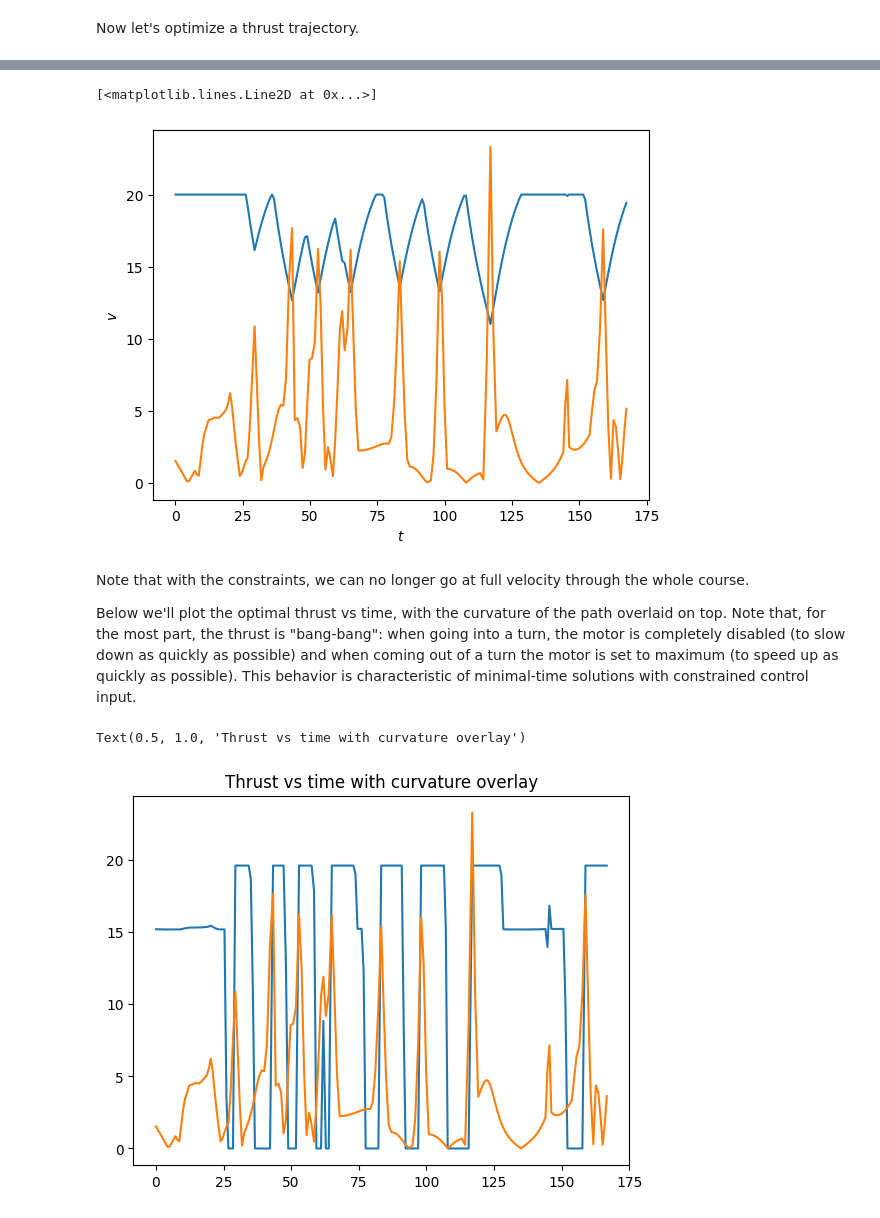
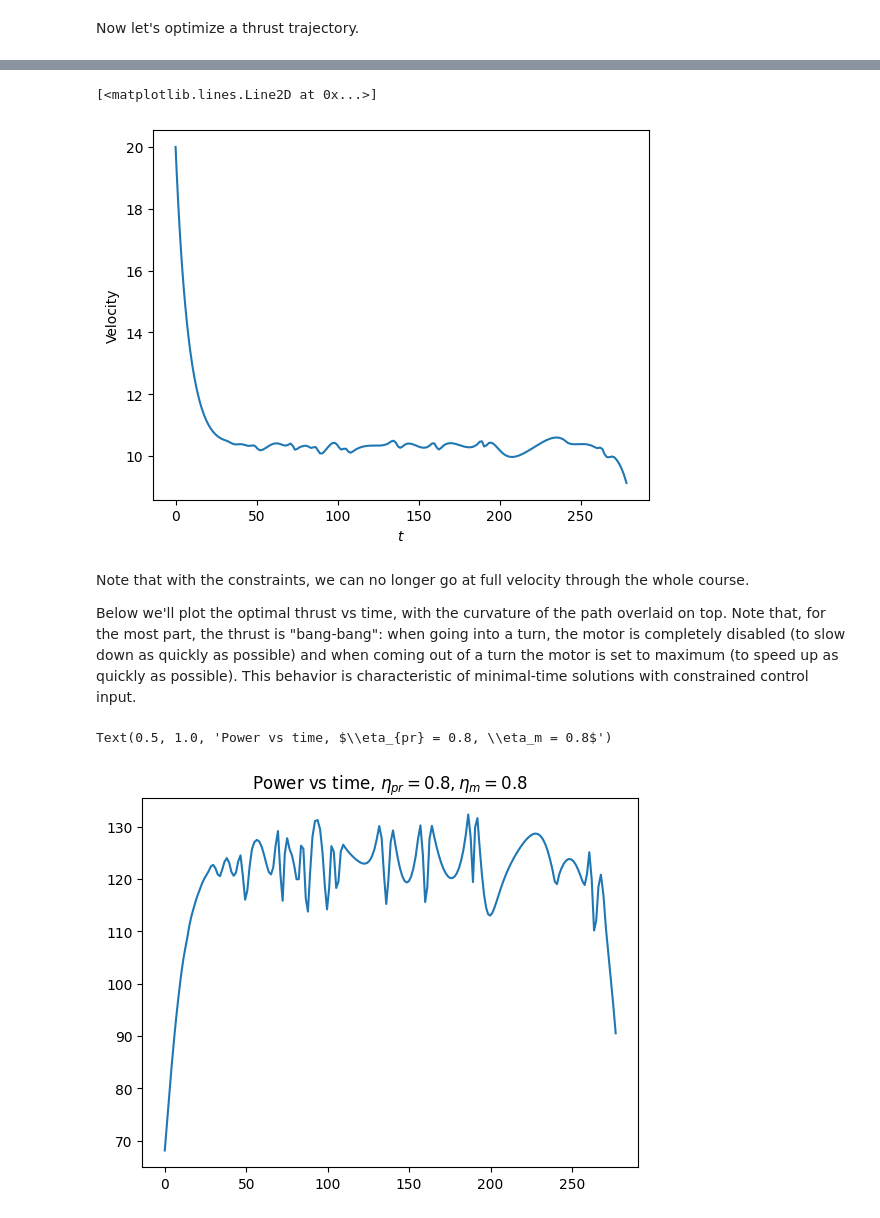
Before and after one commit to jasper-day/rankine, a Jupyter notebook: controls_notebooks/1D_Airplane.ipynb, the cells around one changed output, grey strips where cells are left out. Saved outputs shown, nothing was run; the diff lists cells and outputs as text; code cells hidden in the pictures.

```diff
--- a/controls_notebooks/1D_Airplane.ipynb
+++ b/controls_notebooks/1D_Airplane.ipynb
@@ -113,7 +69,7 @@ import mpld3
 mpld3.disable_notebook()
 # ravel() is required because spline.start() returns a one-unit tuple
 # resulting in incorrect dimensions
-t = np.linspace(spline.start(), spline.end(), len(points) * 4).ravel()
+t = np.linspace(spline.start(), spline.end(), 200).ravel()
 plt.title("difference from arclength parameterization")
 plt.plot(t, np.linalg.norm(spline.derivative(t), axis=1), color="black")
 plt.axhline(1,linestyle="--", color="black")
@@ -207,7 +184,7 @@ from pydrake.all import MathematicalProgram, SnoptSolver
 
 Vmax = 20 # m/s
 CLmax = 1
-Tmax = 2 * 9.81
+Tmax = 20
 phimax = np.radians(40)
 xi_steps = 200
 xis = np.linspace(airplane.spline.start(), airplane.spline.end(), xi_steps).ravel()
@@ -235,7 +212,7 @@ def make_prog(airplane, xis, Vmax, CLmax, Tmax, phimax):
             prog.AddConstraint(residual == 0)
         # minimum and maximum thrust
         prog.AddConstraint(thrust[i][0] >= 0)
-        prog.AddConstraint(thrust[i][0] <= Tmax)
+        prog.AddConstraint(thrust[i][0]**2 <= Tmax**2)
 
 
     for i in range(xi_steps):
@@ -252,6 +229,10 @@ def make_prog(airplane, xis, Vmax, CLmax, Tmax, phimax):
     # cost linear in final time
     prog.AddCost(state[-1][0])
 
+    # quadratic control cost
+    # for i in range(xi_steps - 1):
+    #     prog.AddCost(thrust[i][0]**2)
+
     def get_initial_guess(spline, xis):
         V = np.linalg.norm(spline.derivative(xis), axis=1) # V = sigma
         t = xis
@@ -264,10 +245,12 @@ def make_prog(airplane, xis, Vmax, CLmax, Tmax, phimax):
 prog, state, thrust = make_prog(airplane, xis, Vmax, CLmax, Tmax, phimax)
 # %%
 # solve mathematical program
-solver = SnoptSolver()
-result = solver.Solve(prog)
+def solve_prog(prog):
+    solver = SnoptSolver()
+    result = solver.Solve(prog)
+    return result
 
-# be sure that the solution is optimal
+result = solve_prog(prog)
 assert result.is_success()
 
 # retrieve optimal solution
@@ -296,19 +286,19 @@ plt.plot(state_opt[:, 0], np.degrees(airplane.bank_angle(state_opt[:, 1], xis)))
 # %%
 plt.xlabel("$t$")
-plt.ylabel("$v$")
+plt.ylabel("Velocity")
 plt.plot(time_opt, V_opt)
-plt.plot(time_opt, spline.curvature(xis) * 5e2)
+# plt.plot(time_opt, spline.curvature(xis) * 5e2)
 # %% [output]
 [<matplotlib.lines.Line2D at 0x...>]
-[figure, old version]
+[figure, new version]
 # %% [markdown]
 Note that with the constraints, we can no longer go at full velocity through the whole course.
 
 Below we'll plot the optimal thrust vs time, with the curvature of the path overlaid on top. Note that, for the most part, the thrust is "bang-bang": when going into a turn, the motor is completely disabled (to slow down as quickly as possible) and when coming out of a turn the motor is set to maximum (to speed up as quickly as possible). This behavior is characteristic of minimal-time solutions with constrained control input.
 # %%
-plt.plot(time_opt[:-1], thrust_opt)
-plt.plot(time_opt[:-1], airplane.spline.curvature(xis)[:-1] * 5e2)
-plt.title("Thrust vs time with curvature overlay")
+plt.plot(time_opt[:-1], thrust_opt * V_opt[:-1] * (1/ 0.8**2))
+# plt.plot(time_opt[:-1], airplane.spline.curvature(xis)[:-1] * 5e2)
+plt.title(r"Power vs time, $\eta_{pr} = 0.8, \eta_m = 0.8$")
 # %% [output]
-Text(0.5, 1.0, 'Thrust vs time with curvature overlay')
+Text(0.5, 1.0, 'Power vs time, $\\eta_{pr} = 0.8, \\eta_m = 0.8$')
-[figure, old version]
+[figure, new version]
```
Also changed, not shown: parts of 11 cells of this notebook, 2 other files.
